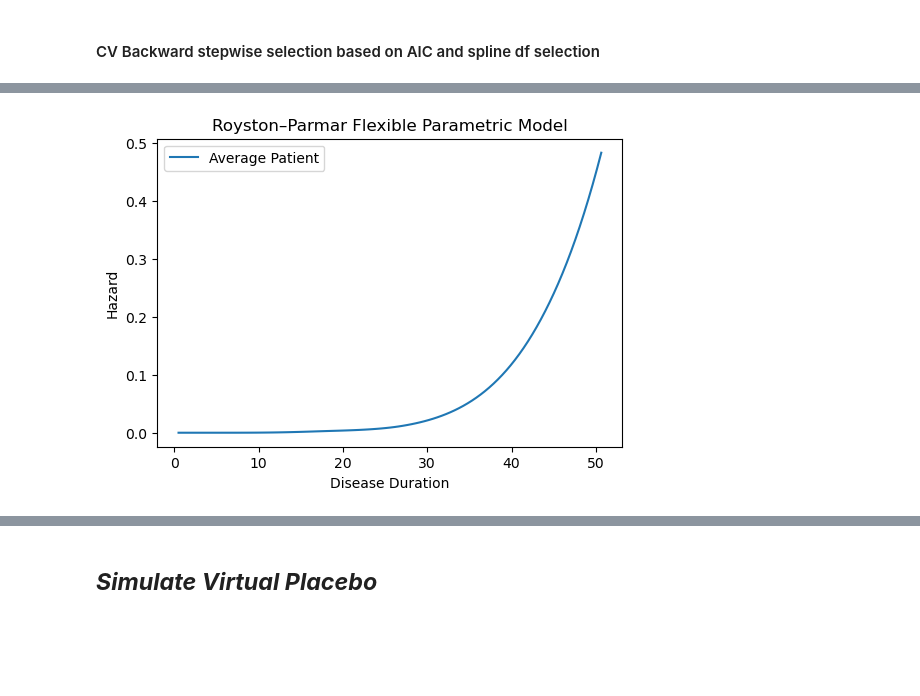
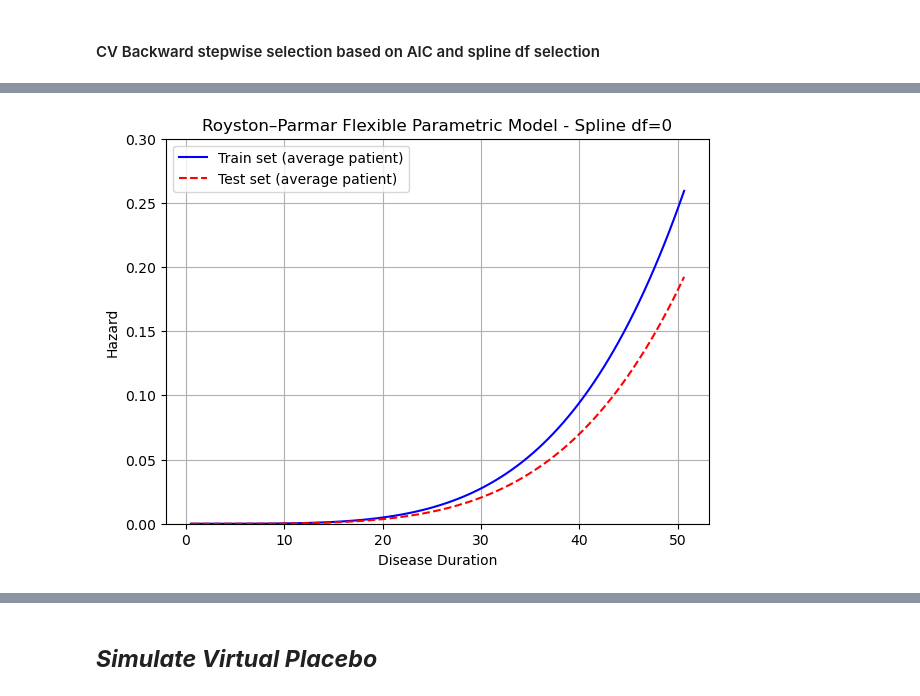
Before and after one commit to Uzoemeka/All_ALS_Data, a Jupyter notebook: 07_flexible_parametric_model.ipynb, the cells around one changed output, grey strips where cells are left out. Drawn from its saved outputs; the diff is of its cells as text; code cells hidden in the pictures; blank space fills up the shorter version.

```diff
--- a/07_flexible_parametric_model.ipynb
+++ b/07_flexible_parametric_model.ipynb
@@ -268,6 +345,9 @@ df1.head(3)
 # %%
-# with conversion.localconverter(pandas2ri.converter):
-#     r_df = pandas2ri.py2rpy(train_df)
+with conversion.localconverter(pandas2ri.converter):
+    r_df_train = pandas2ri.py2rpy(train_df)
 
 with conversion.localconverter(pandas2ri.converter):
-    r_df = pandas2ri.py2rpy(df1)
+    r_df_test = pandas2ri.py2rpy(test_df)
+
+# with conversion.localconverter(pandas2ri.converter):
+#     r_df = pandas2ri.py2rpy(df1)
@@ -390,0 +441,8 @@ Signif. codes:  0 ‘***’ 0.001 ‘**’ 0.01 ‘*’ 0.05 ‘.’ 0.1 ‘ ’
+# %%
+# Define the formula
+formula = Formula('Surv(Disease_Duration, Event==1) ~ Age  + Sex_Male + Onset_Limb + TRICALS + Vital_capacity + Sex_onset + Expt_mirocals + Diagnostic_Delay+ Study_Arm_Placebo')
+
+# Fit the flexible parametric model
+# df = degrees of freedom for spline, adjust as needed
+fp_model = rstpm2.stpm2(formula, data=r_df_train, df=0)
+print(ro.r.summary(fp_model))
@@ -509,27 +597,25 @@ plt.show()
 # %%
-S = r_predict(fp_model, newdata=newdata_r, type="hazard")
-
-# Convert to Python
-from rpy2.robjects.conversion import localconverter
-from rpy2.robjects import default_converter, pandas2ri
+S_train = r_predict(fp_model, newdata=newdata_train, type="hazard")
+S_test = r_predict(fp_model, newdata=newdata_test, type="hazard")
 
 with localconverter(default_converter + pandas2ri.converter):
-    py_S = np.array(S)
+    py_S_train = np.array(S_train)
+    py_S_test = np.array(S_test)
 
+# Plot
+plt.figure(figsize=(7,5))
+plt.plot(times, py_S_train, label="Train set (average patient)", color='blue')
+plt.plot(times, py_S_test, label="Test set (average patient)", color='red', linestyle='--')
 
-#_______________________________________________________
-import matplotlib.pyplot as plt
-
-plt.figure(figsize=(6,4))
-plt.plot(times, py_S, label="Average Patient")
 plt.xlabel("Disease Duration")
 plt.ylabel("Hazard")
-# plt.ylim(-0.05,.8)
-plt.title("Royston–Parmar Flexible Parametric Model")
+plt.ylim(0, 0.3)
+plt.title("Royston–Parmar Flexible Parametric Model - Spline df=0")
 plt.legend()
+plt.grid(True)
 plt.show()
 # %% [output]
-[figure, old version]
+[figure, new version]
 # %%
 times = np.linspace(0, df1["Disease_Duration"].max(), 100)
 times_r = FloatVector(times)
```
Also changed, not shown: parts of 54 cells of this notebook, 4 other files.
